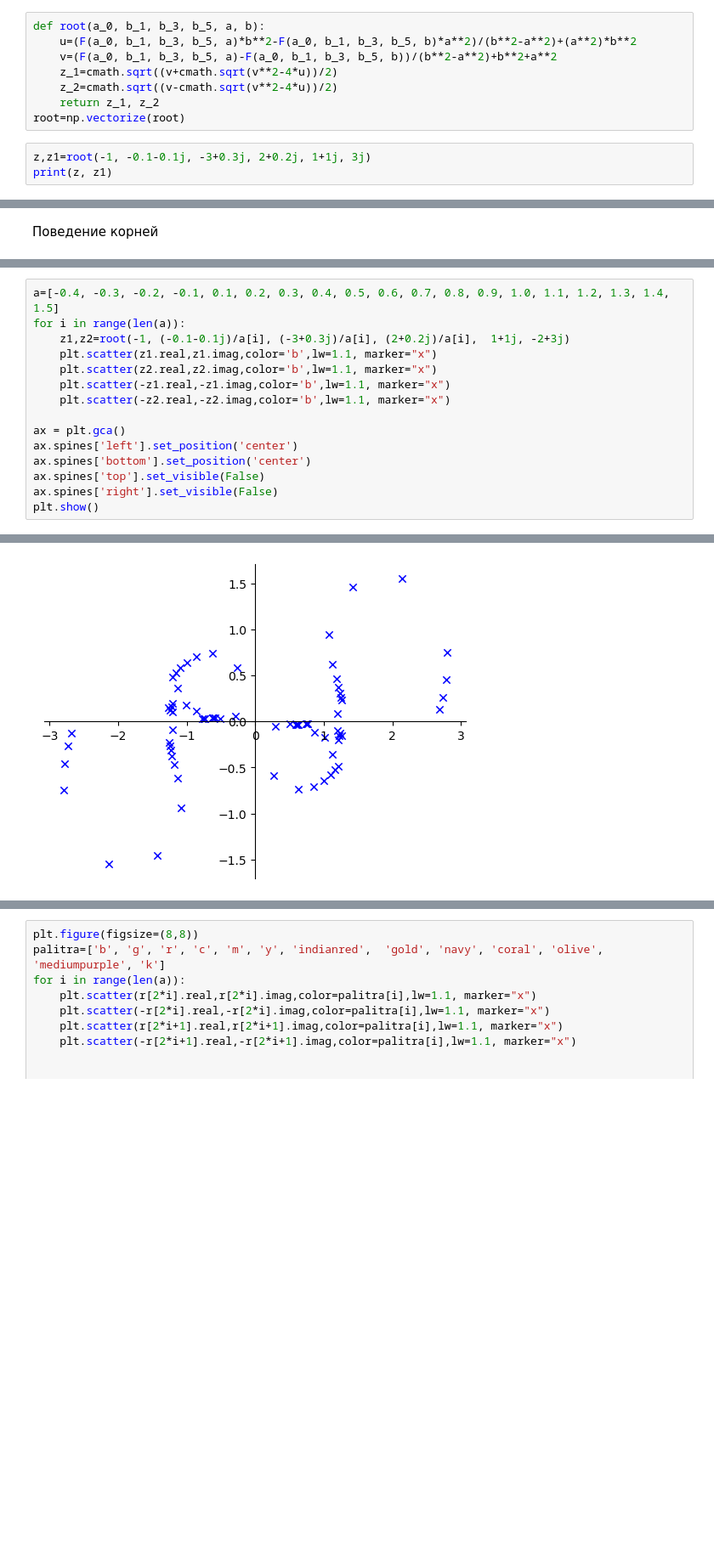
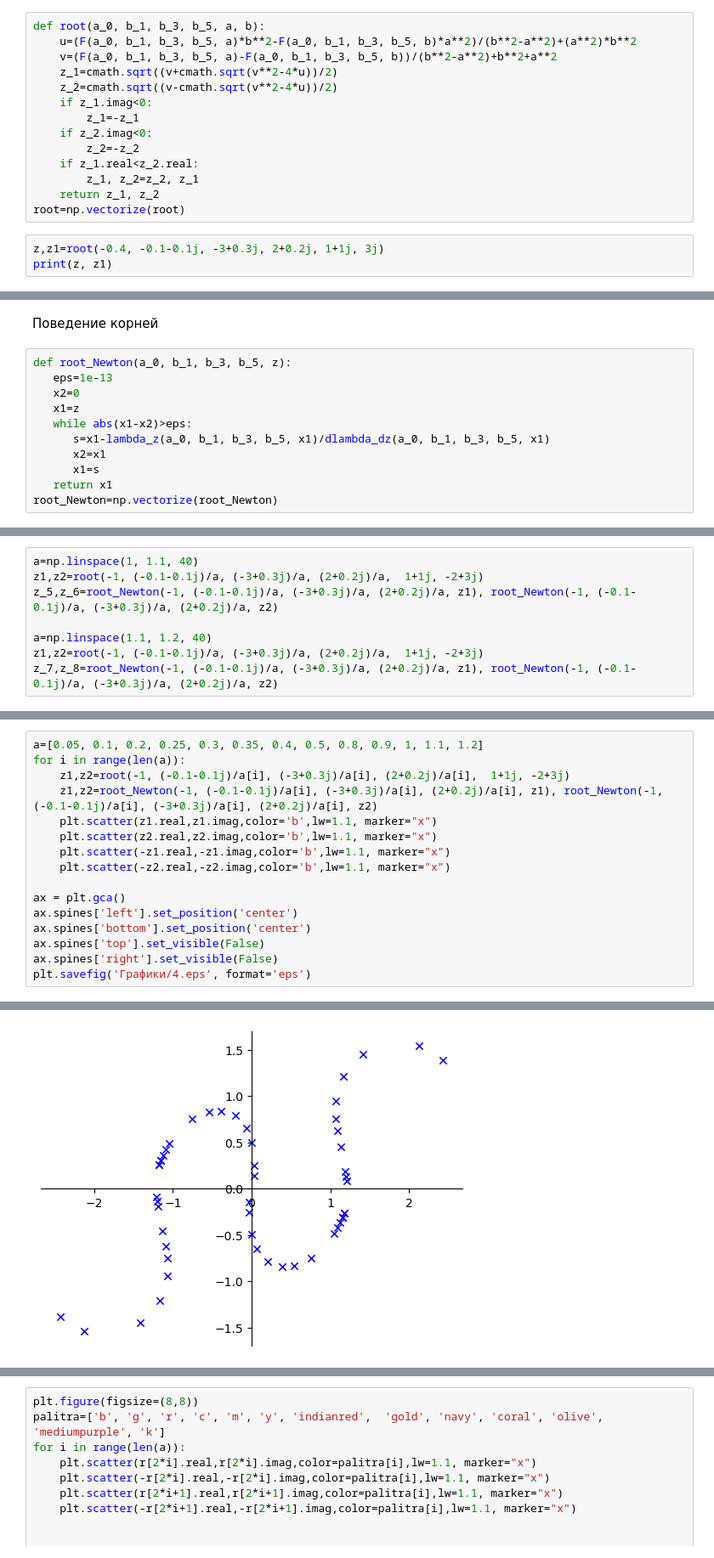
Before and after one commit to Platon19/test2, a Jupyter notebook: root4.ipynb, the cells around one changed output, grey strips where cells are left out. Shown: that part at 85% size. Saved outputs shown, nothing was run; the diff lists cells and outputs as text; blank space fills up the shorter version.

```diff
--- a/root4.ipynb
+++ b/root4.ipynb
@@ -128,9 +128,15 @@ def root(a_0, b_1, b_3, b_5, a, b):
     v=(F(a_0, b_1, b_3, b_5, a)-F(a_0, b_1, b_3, b_5, b))/(b**2-a**2)+b**2+a**2
     z_1=cmath.sqrt((v+cmath.sqrt(v**2-4*u))/2)
     z_2=cmath.sqrt((v-cmath.sqrt(v**2-4*u))/2)
+    if z_1.imag<0:
+        z_1=-z_1
+    if z_2.imag<0:
+        z_2=-z_2
+    if z_1.real<z_2.real:
+        z_1, z_2=z_2, z_1
     return z_1, z_2
 root=np.vectorize(root)
 # %%
-z,z1=root(-1, -0.1-0.1j, -3+0.3j, 2+0.2j, 1+1j, 3j)
+z,z1=root(-0.4, -0.1-0.1j, -3+0.3j, 2+0.2j, 1+1j, 3j)
 print(z, z1)
 # %% [output]
@@ -157,3 +168,14 @@ plt.show()
 [figure]
 # %% [markdown]
 Поведение корней
+# %%
+def root_Newton(a_0, b_1, b_3, b_5, z):
+   eps=1e-13
+   x2=0
+   x1=z
+   while abs(x1-x2)>eps:
+      s=x1-lambda_z(a_0, b_1, b_3, b_5, x1)/dlambda_dz(a_0, b_1, b_3, b_5, x1)
+      x2=x1
+      x1=s
+   return x1
+root_Newton=np.vectorize(root_Newton)
@@ -159,0 +263,8 @@ plt.show()
+# %%
+a=np.linspace(1, 1.1, 40)
+z1,z2=root(-1, (-0.1-0.1j)/a, (-3+0.3j)/a, (2+0.2j)/a,  1+1j, -2+3j)
+z_5,z_6=root_Newton(-1, (-0.1-0.1j)/a, (-3+0.3j)/a, (2+0.2j)/a, z1), root_Newton(-1, (-0.1-0.1j)/a, (-3+0.3j)/a, (2+0.2j)/a, z2)
+
+a=np.linspace(1.1, 1.2, 40)
+z1,z2=root(-1, (-0.1-0.1j)/a, (-3+0.3j)/a, (2+0.2j)/a,  1+1j, -2+3j)
+z_7,z_8=root_Newton(-1, (-0.1-0.1j)/a, (-3+0.3j)/a, (2+0.2j)/a, z1), root_Newton(-1, (-0.1-0.1j)/a, (-3+0.3j)/a, (2+0.2j)/a, z2)
@@ -160,27 +282,28 @@ plt.show()
 # %%
-a=[-0.4, -0.3, -0.2, -0.1, 0.1, 0.2, 0.3, 0.4, 0.5, 0.6, 0.7, 0.8, 0.9, 1.0, 1.1, 1.2, 1.3, 1.4, 1.5]
+a=[0.05, 0.1, 0.2, 0.25, 0.3, 0.35, 0.4, 0.5, 0.8, 0.9, 1, 1.1, 1.2]
 for i in range(len(a)):
     z1,z2=root(-1, (-0.1-0.1j)/a[i], (-3+0.3j)/a[i], (2+0.2j)/a[i],  1+1j, -2+3j)
+    z1,z2=root_Newton(-1, (-0.1-0.1j)/a[i], (-3+0.3j)/a[i], (2+0.2j)/a[i], z1), root_Newton(-1, (-0.1-0.1j)/a[i], (-3+0.3j)/a[i], (2+0.2j)/a[i], z2)
     plt.scatter(z1.real,z1.imag,color='b',lw=1.1, marker="x")
     plt.scatter(z2.real,z2.imag,color='b',lw=1.1, marker="x")
     plt.scatter(-z1.real,-z1.imag,color='b',lw=1.1, marker="x")
     plt.scatter(-z2.real,-z2.imag,color='b',lw=1.1, marker="x")
 
 ax = plt.gca()
 ax.spines['left'].set_position('center')
 ax.spines['bottom'].set_position('center')
 ax.spines['top'].set_visible(False)
 ax.spines['right'].set_visible(False)
-plt.show()
+plt.savefig('Графики/4.eps', format='eps')
 # %% [output]
   the integrand in order to determine the difficulties.  If the position of a
   local difficulty can be determined (singularity, discontinuity) one will
   probably gain from splitting up the interval and calling the integrator
   on the subranges.  Perhaps a special-purpose integrator should be used.
   s=1j*integrate.quad(lambda x: (x-z.real)*y(a_0, b_1, b_3, b_5, x).imag/((x-z.real)**2+z.imag**2), -np.inf, np.inf)[0]
   the integrand in order to determine the difficulties.  If the position of a
   local difficulty can be determined (singularity, discontinuity) one will
   probably gain from splitting up the interval and calling the integrator
   on the subranges.  Perhaps a special-purpose integrator should be used.
   s=s-z.imag*integrate.quad(lambda x: y(a_0, b_1, b_3, b_5, x).imag/((x-z.real)**2+z.imag**2), -np.inf, np.inf)[0]
-[figure, old version]
+[figure, new version]
```
Also changed, not shown: parts of 10 cells of this notebook, 9 other files.
